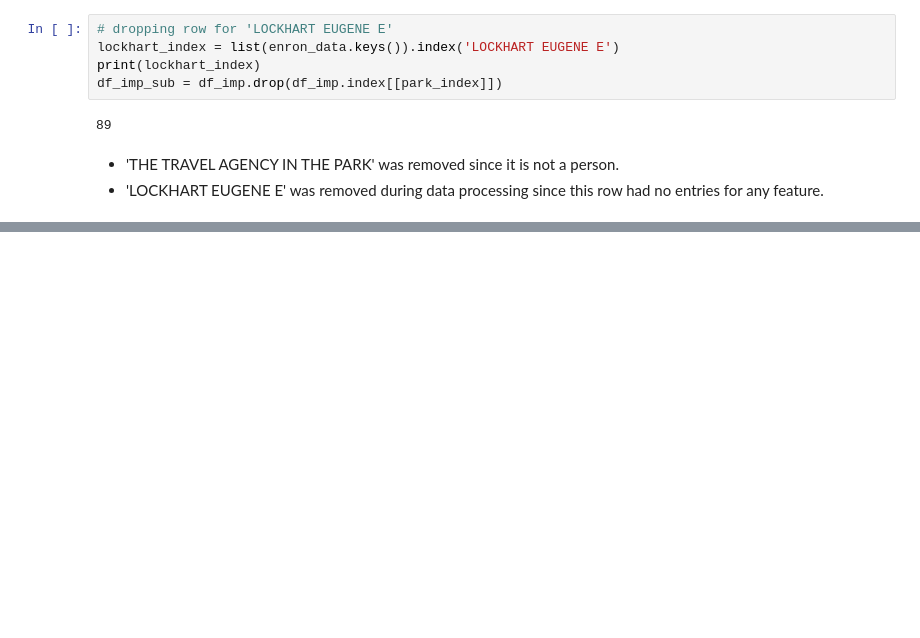
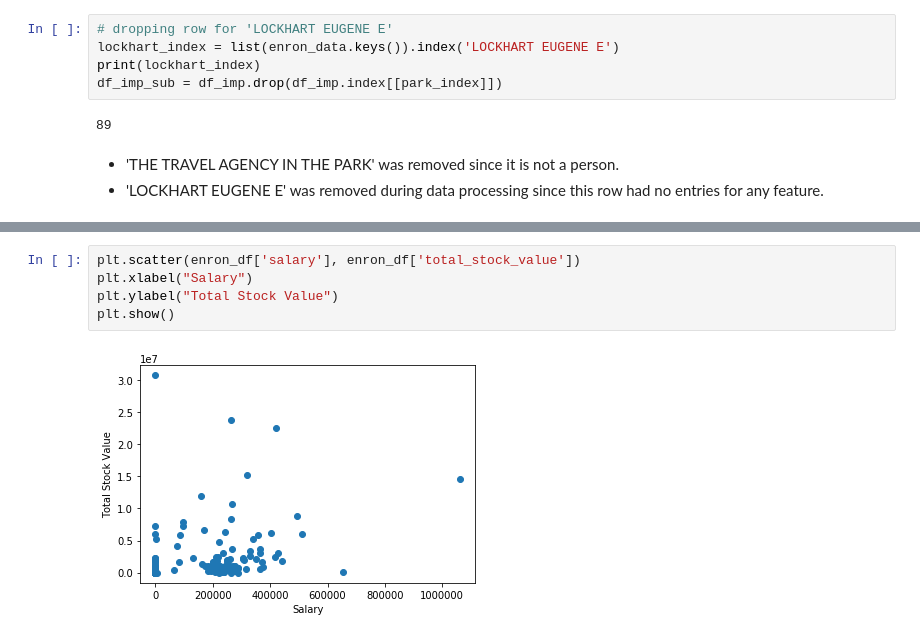
Before and after one commit to geekquad/Fraud-Detection, a Jupyter notebook: Fraud Detection from ENRON dataset.ipynb, the cells around one changed output, grey strips where cells are left out. Saved outputs shown, nothing was run; the diff lists cells and outputs as text; blank space fills up the shorter version.

```diff
--- a/Fraud Detection from ENRON dataset.ipynb
+++ b/Fraud Detection from ENRON dataset.ipynb
@@ -338,0 +358,7 @@ df_imp_sub = df_imp.drop(df_imp.index[[park_index]])
+# %%
+plt.scatter(enron_df['salary'], enron_df['total_stock_value'])
+plt.xlabel("Salary")
+plt.ylabel("Total Stock Value")
+plt.show()
+# %% [output]
+[figure, added]
```
Also changed, not shown: parts of 9 cells of this notebook.
